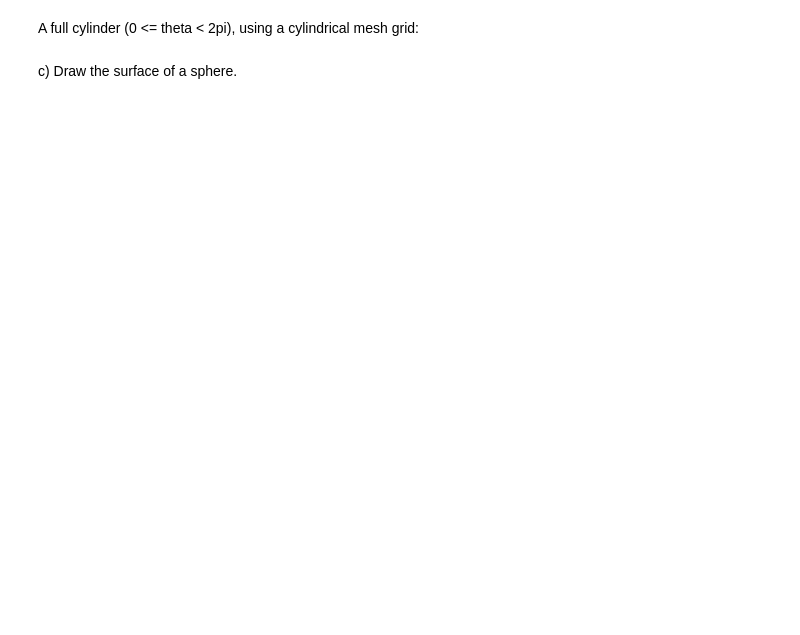
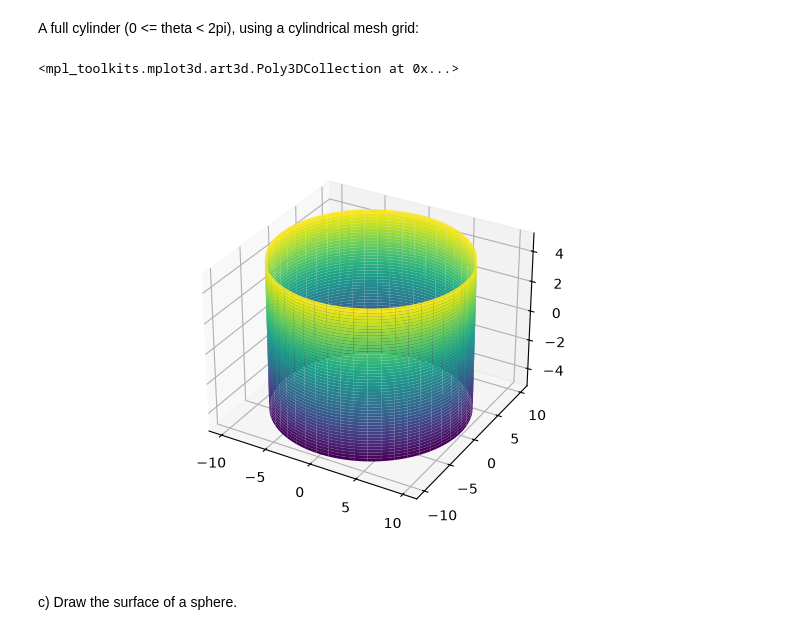
Before and after one commit to XiuningZhang/B50_Scientific_Computing, a Jupyter notebook: 02_Visualization_Ex.ipynb, the cells around one changed output. Drawn from its saved outputs; the diff is of its cells as text; code cells hidden in the pictures; blank space fills up the shorter version.

```diff
--- a/02_Visualization_Ex.ipynb
+++ b/02_Visualization_Ex.ipynb
@@ -271,12 +264,16 @@ ax.plot_surface(X, Y, Z, cmap='viridis')
 # %% [markdown]
 A full cylinder (0 <= theta < 2pi), using a cylindrical mesh grid:
 # %%
-x = np.linspace(-10, 10, 100)
-y = np.linspace(-10, 10, 100)
-X, Y = np.meshgrid(x, y)
+theta = np.linspace(0, 2 * np.pi, 100)
+z = np.linspace(-5, 5, 100)
+THETA, Z = np.meshgrid(theta, z)
 R = 10
-Z = R**2-(X)**2
+X = R * np.cos(THETA)
+Y = R * np.sin(THETA)
 ax = plt.figure().add_subplot(projection='3d')
 ax.plot_surface(X, Y, Z, cmap='viridis')
+# %% [output]
+<mpl_toolkits.mplot3d.art3d.Poly3DCollection at 0x...>
+[figure, added]
 # %% [markdown]
 c) Draw the surface of a sphere.
```
Also changed, not shown: parts of 6 cells of this notebook, 1 other file.
